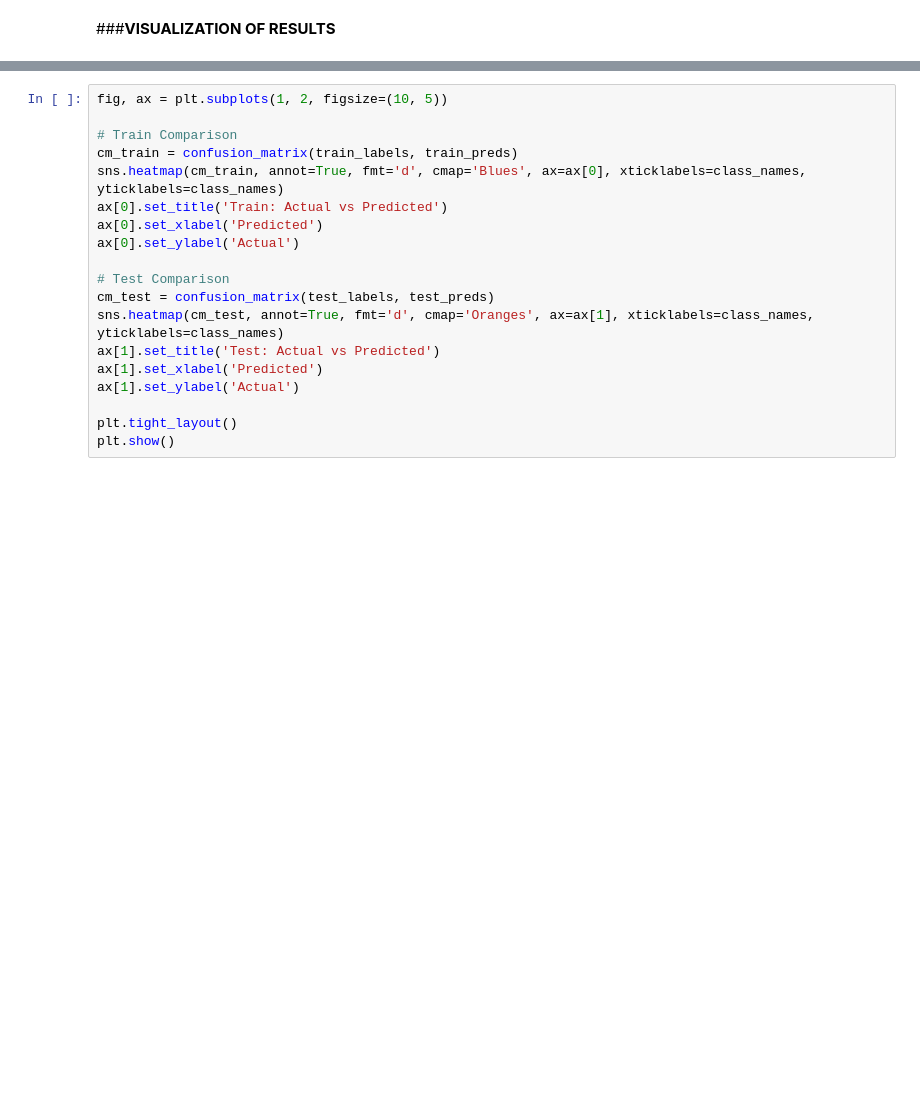
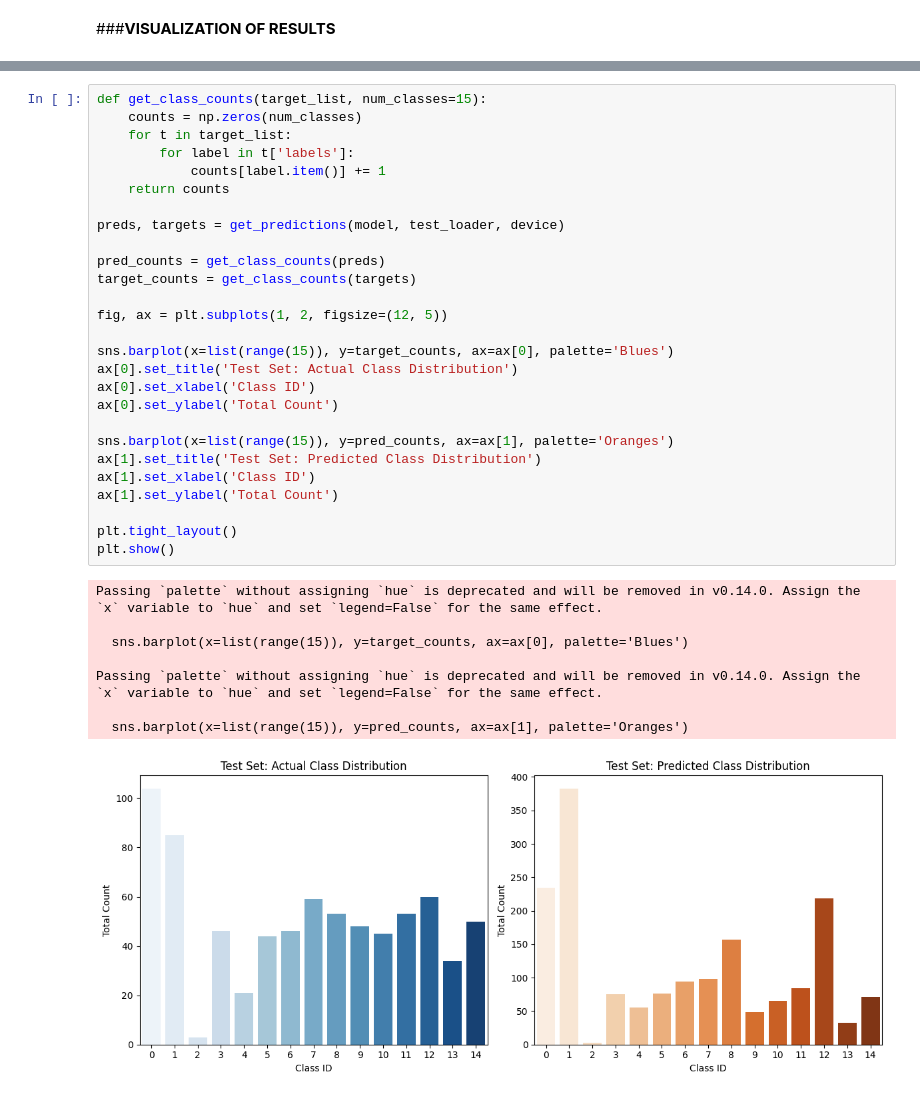
Before and after one commit to CS171-Semester-Project/traffic-sign-detection, a Jupyter notebook: traffic_sign_detection.ipynb, the cells around one changed output, grey strips where cells are left out. Drawn from its saved outputs; the diff is of its cells as text; blank space fills up the shorter version.

```diff
--- a/traffic_sign_detection.ipynb
+++ b/traffic_sign_detection.ipynb
@@ -580,19 +735,36 @@ plt.legend()
-# %%
-fig, ax = plt.subplots(1, 2, figsize=(10, 5))
-
-# Train Comparison
-cm_train = confusion_matrix(train_labels, train_preds)
-sns.heatmap(cm_train, annot=True, fmt='d', cmap='Blues', ax=ax[0], xticklabels=class_names, yticklabels=class_names)
-ax[0].set_title('Train: Actual vs Predicted')
-ax[0].set_xlabel('Predicted')
-ax[0].set_ylabel('Actual')
-
-# Test Comparison
-cm_test = confusion_matrix(test_labels, test_preds)
-sns.heatmap(cm_test, annot=True, fmt='d', cmap='Oranges', ax=ax[1], xticklabels=class_names, yticklabels=class_names)
-ax[1].set_title('Test: Actual vs Predicted')
-ax[1].set_xlabel('Predicted')
-ax[1].set_ylabel('Actual')
-
-plt.tight_layout()
-plt.show()
+# %%
+def get_class_counts(target_list, num_classes=15):
+    counts = np.zeros(num_classes)
+    for t in target_list:
+        for label in t['labels']:
+            counts[label.item()] += 1
+    return counts
+
+preds, targets = get_predictions(model, test_loader, device)
+
+pred_counts = get_class_counts(preds)
+target_counts = get_class_counts(targets)
+
+fig, ax = plt.subplots(1, 2, figsize=(12, 5))
+
+sns.barplot(x=list(range(15)), y=target_counts, ax=ax[0], palette='Blues')
+ax[0].set_title('Test Set: Actual Class Distribution')
+ax[0].set_xlabel('Class ID')
+ax[0].set_ylabel('Total Count')
+
+sns.barplot(x=list(range(15)), y=pred_counts, ax=ax[1], palette='Oranges')
+ax[1].set_title('Test Set: Predicted Class Distribution')
+ax[1].set_xlabel('Class ID')
+ax[1].set_ylabel('Total Count')
+
+plt.tight_layout()
+plt.show()
+# %% [output]
+Passing `palette` without assigning `hue` is deprecated and will be removed in v0.14.0. Assign the `x` variable to `hue` and set `legend=False` for the same effect.
+
+  sns.barplot(x=list(range(15)), y=target_counts, ax=ax[0], palette='Blues')
+
+Passing `palette` without assigning `hue` is deprecated and will be removed in v0.14.0. Assign the `x` variable to `hue` and set `legend=False` for the same effect.
+
+  sns.barplot(x=list(range(15)), y=pred_counts, ax=ax[1], palette='Oranges')
+[figure, added]
```
Also changed, not shown: parts of 28 cells of this notebook.
